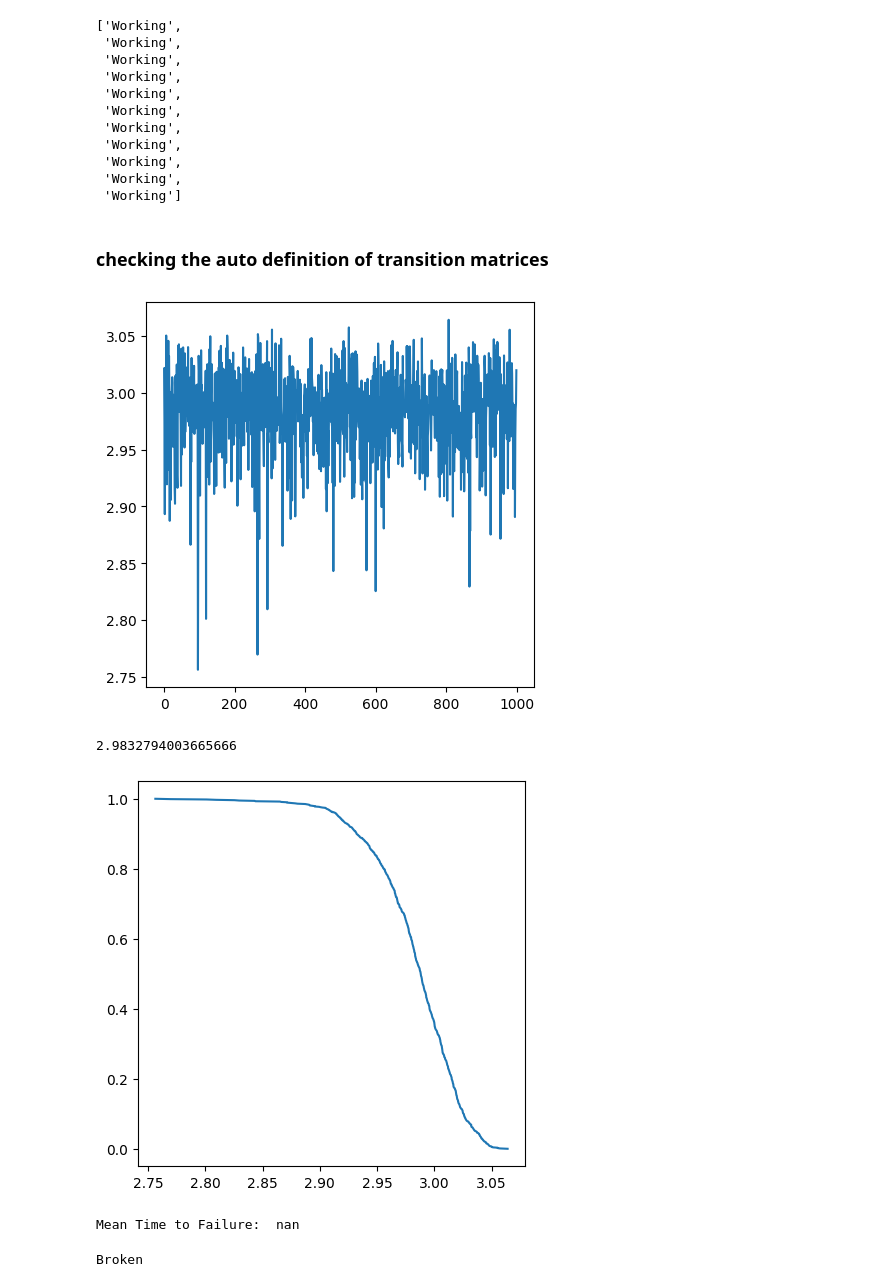
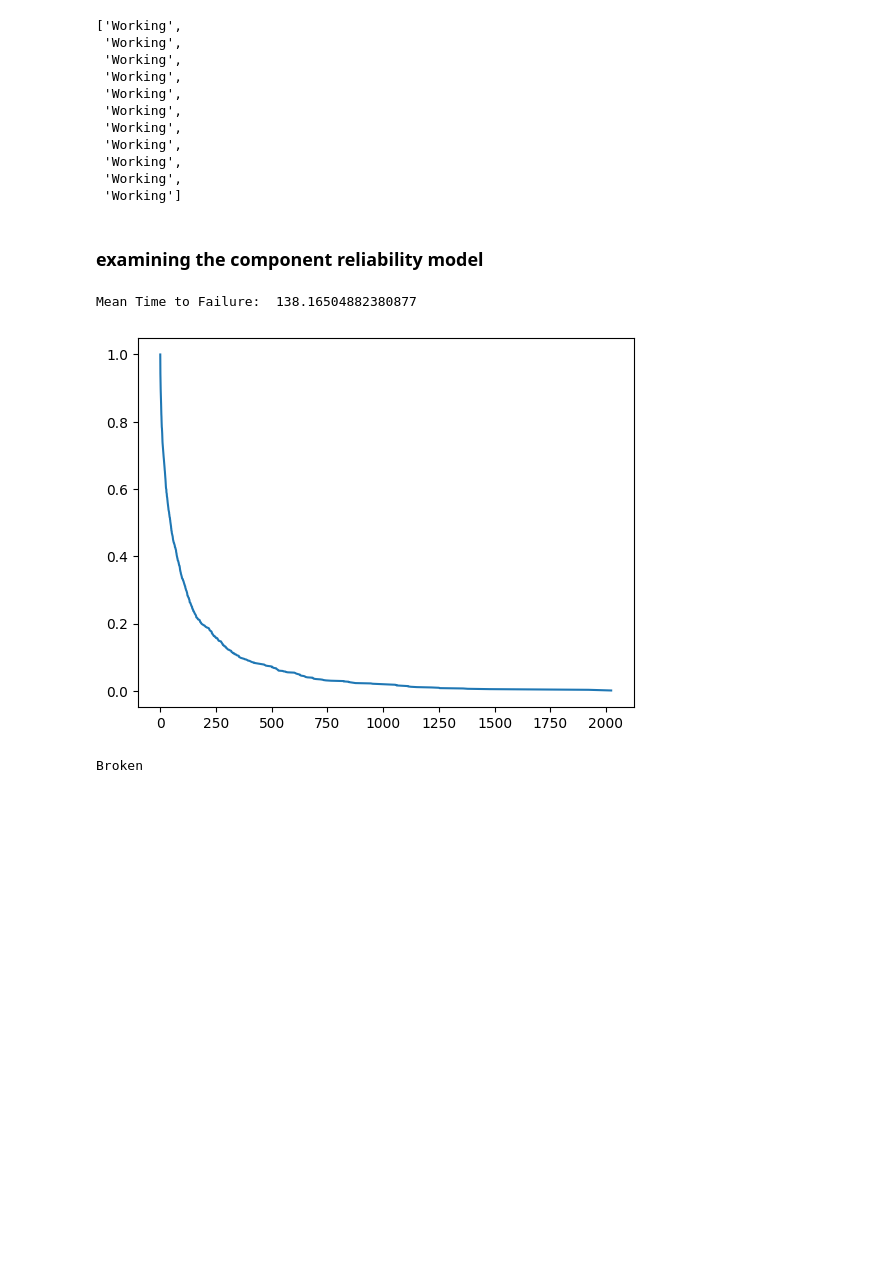
Before and after one commit to andreyaW/KISS, a Jupyter notebook: shipClass/object_test/comp_tests.ipynb, the cells around one changed output. Saved outputs shown, nothing was run; the diff lists cells and outputs as text; code cells hidden in the pictures; blank space fills up the shorter version.

```diff
--- a/shipClass/object_test/comp_tests.ipynb
+++ b/shipClass/object_test/comp_tests.ipynb
@@ -38,31 +38,32 @@ c1.simulate(10)
  'Working',
  'Working',
  'Working']
-# %% [markdown]
-### checking the auto definition of transition matrices
+# %% [markdown]
+### examining the component reliability model
 # %%
 import numpy as np
+import matplotlib.pyplot as plt
+
 from shipClass.Component import Component
 
 # simulate 1000 components and determine the MTTF of the Markov Chains
-num_comps = 1
-steps = 300
+num_comps = 1000
+sim_time = 300
 
-failure_times = []
-
-states = {0: "Working", 1: "Failed"}
-
+mean_failure_times = []
 for i in range(num_comps):
     comp = Component('Test_Component', 200)
-    comp.simulate(steps)
-    # failure_times.append(comp.mC_model.failure_time)
+    comp.simulate(sim_time)
+    mean_failure_times.append(comp.failure_times.mean())
 
-print("Mean Time to Failure: ", np.mean(failure_times))
+# plot a reliability curve for a single component
+plt.plot(comp.failure_times, comp.reliability_curve)
+
+# print the mean time to failure of all tested comps
+print("Mean Time to Failure: ", np.mean(mean_failure_times))
 # %% [output]
+Mean Time to Failure:  138.16504882380877
-[figure, old version]
+[figure, new version]
-2.9832794003665666
-[figure, removed]
-Mean Time to Failure:  nan
 # %%
 print(comp.mC_model.history[-10])
 # %% [output]
```
Also changed, not shown: 1 other file.
